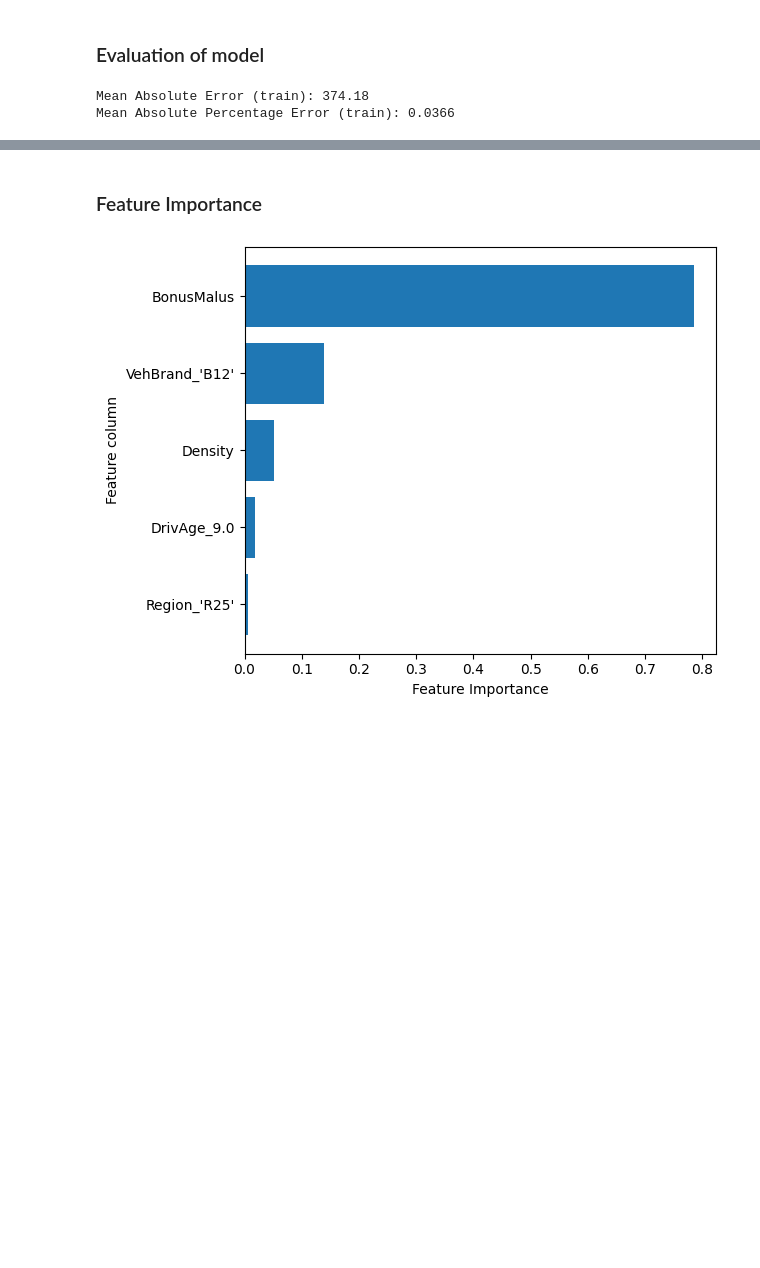
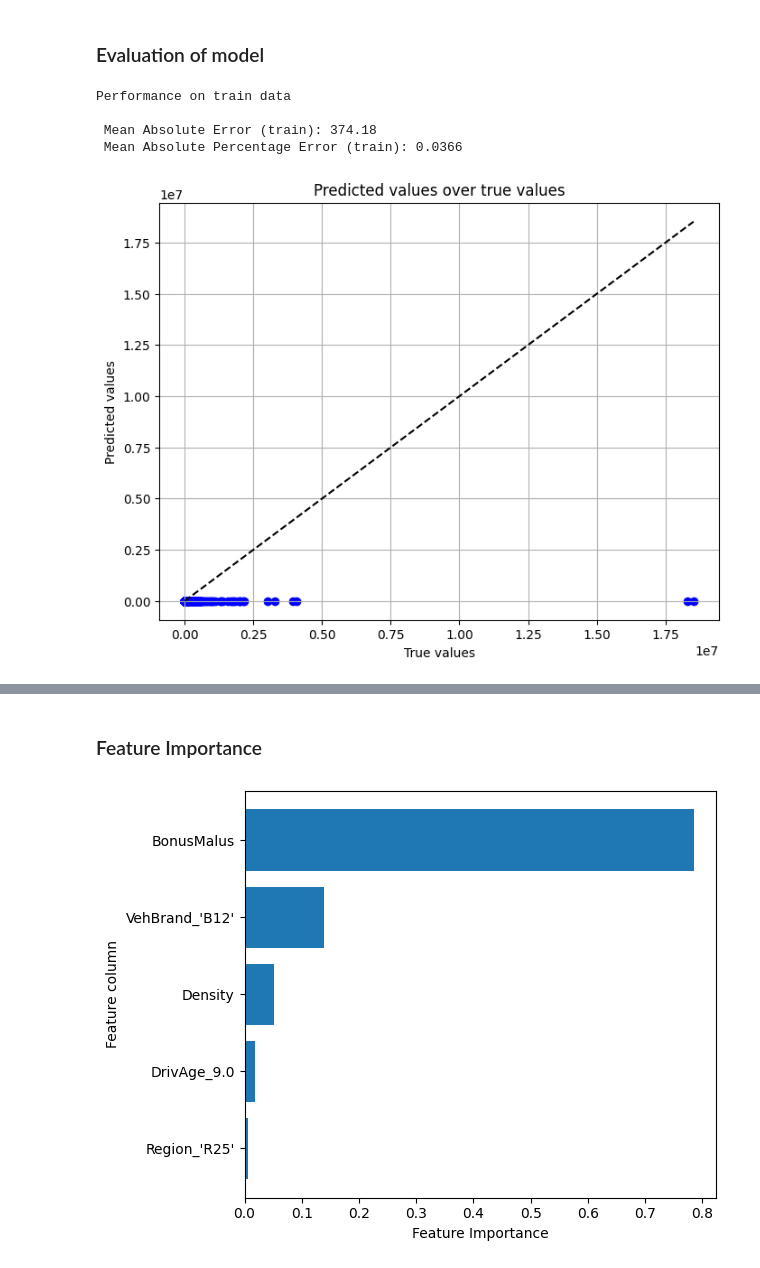
Before and after one commit to lexej/car-insurance, a Jupyter notebook: car-insurance.ipynb, the cells around one changed output, grey strips where cells are left out. Drawn from its saved outputs; the diff is of its cells as text; code cells hidden in the pictures; blank space fills up the shorter version.

Commit message:
added eval plots

```diff
--- a/car-insurance.ipynb
+++ b/car-insurance.ipynb
@@ -355,16 +367,34 @@ Best params:  {'n_estimators': 100, 'max_depth': 3, 'learning_rate': 0.02}
 # %%
 #   Performance on train data
 
 train_preds = model.predict(X_train)
+train_trues = Y_train["ClaimAmount_Per_Year"]
 
-mae_train = mean_absolute_error(Y_train["ClaimAmount_Per_Year"], train_preds)
-mape_train = mean_absolute_percentage_error(Y_train["ClaimAmount_Per_Year"], train_preds)
+mae_train = mean_absolute_error(train_trues, train_preds)
+mape_train = mean_absolute_percentage_error(train_trues, train_preds)
 
-print("Mean Absolute Error (train):", round(mae_train, 2))
-print("Mean Absolute Percentage Error (train):", round(mape_train, 4))
+print("Performance on train data \n")
+print(" Mean Absolute Error (train):", round(mae_train, 2))
+print(" Mean Absolute Percentage Error (train):", round(mape_train, 4))
+
+
+plt.figure(figsize=(8, 6))
+plt.scatter(train_trues, train_preds, color='blue')
+plt.plot([train_trues.min(), train_trues.max()],
+         [train_trues.min(), train_trues.max()],
+         color='black',
+         linestyle='--')
+plt.title('Predicted values over true values')
+plt.xlabel('True values')
+plt.ylabel('Predicted values')
+plt.grid(True)
+plt.show()
 # %% [output]
-Mean Absolute Error (train): 374.18
-Mean Absolute Percentage Error (train): 0.0366
+Performance on train data
+
+ Mean Absolute Error (train): 374.18
+ Mean Absolute Percentage Error (train): 0.0366
+[figure, added]
 # %%
 #   Performance test data
 
```
Also changed, not shown: parts of 5 cells of this notebook.
